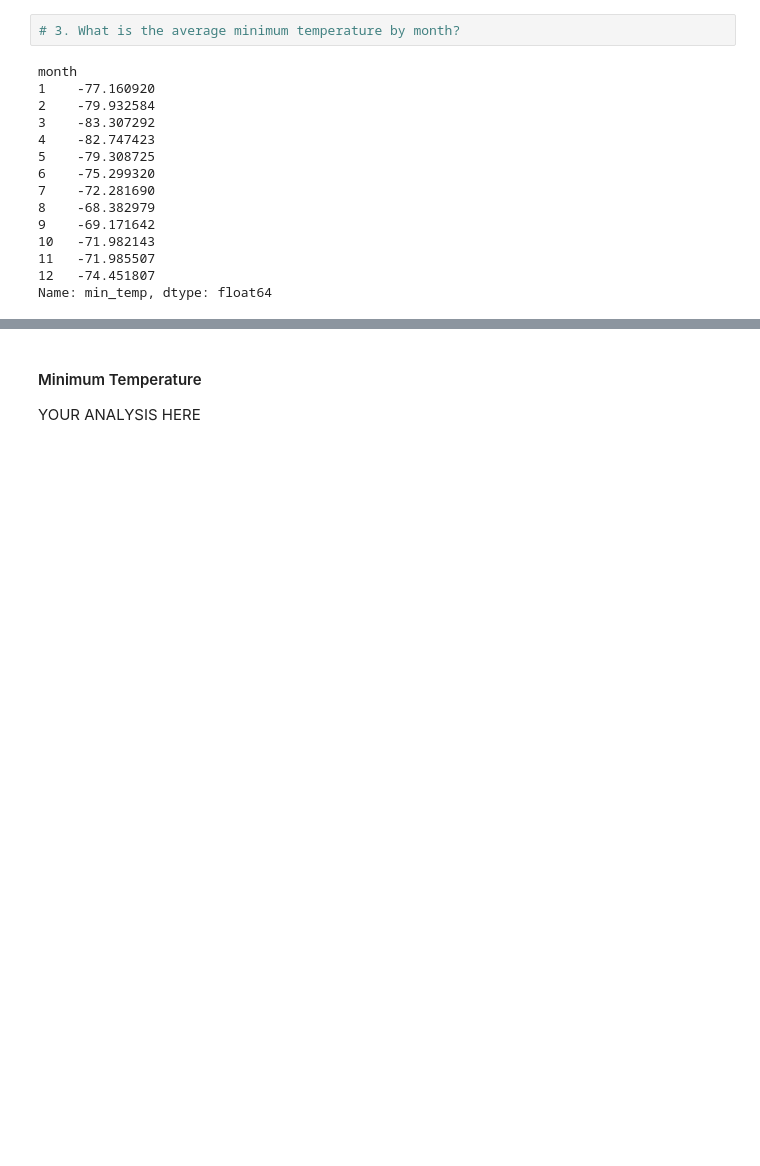
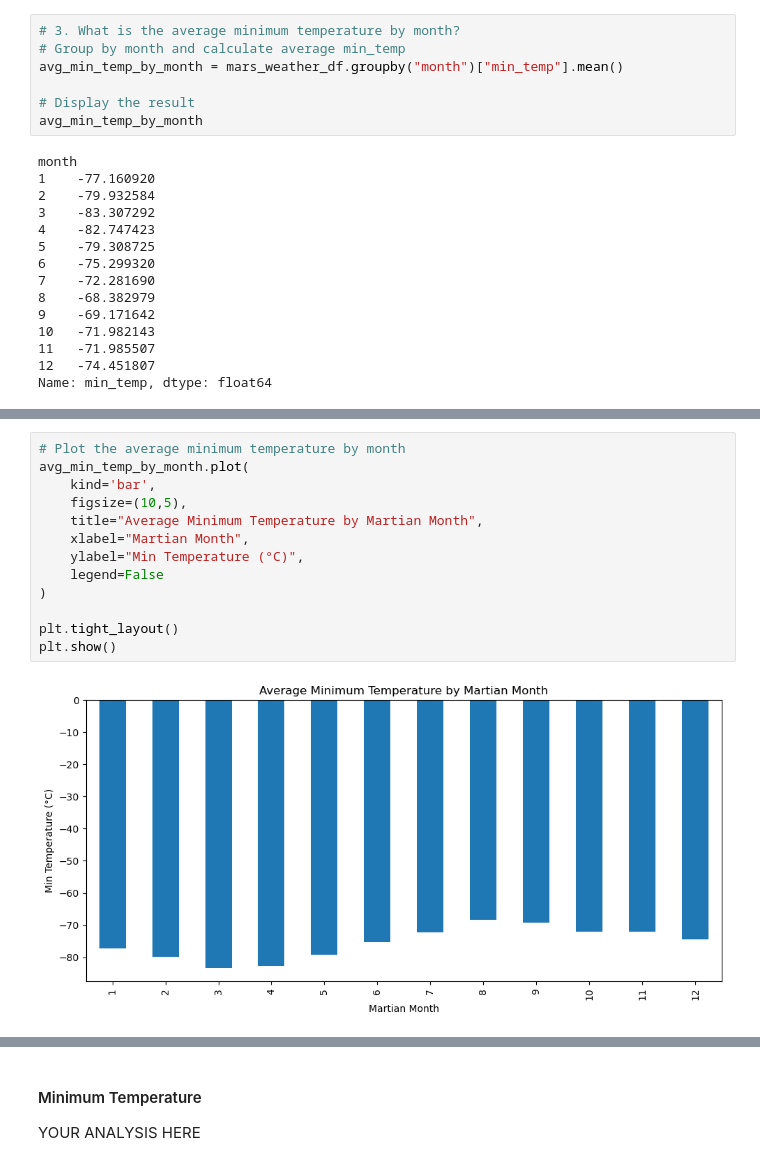
Before and after one commit to RacheMorris16k/Mars_News, a Jupyter notebook: part_2_mars_weather.ipynb, the cells around one changed output, grey strips where cells are left out. Cells and saved outputs as stored; diff of their text form; blank space fills up the shorter version.

```diff
--- a/part_2_mars_weather.ipynb
+++ b/part_2_mars_weather.ipynb
@@ -114,6 +161,11 @@ Analyze your dataset by using Pandas functions to answer the following questions
 1867
 # %%
 # 3. What is the average minimum temperature by month?
+# Group by month and calculate average min_temp
+avg_min_temp_by_month = mars_weather_df.groupby("month")["min_temp"].mean()
+
+# Display the result
+avg_min_temp_by_month
 # %% [output]
 month
 1    -77.160920
@@ -139,0 +184,15 @@ Name: min_temp, dtype: float64
+# %%
+# Plot the average minimum temperature by month
+avg_min_temp_by_month.plot(
+    kind='bar',
+    figsize=(10,5),
+    title="Average Minimum Temperature by Martian Month",
+    xlabel="Martian Month",
+    ylabel="Min Temperature (°C)",
+    legend=False
+)
+
+plt.tight_layout()
+plt.show()
+# %% [output]
+[figure, added]
```
Also changed, not shown: parts of 24 cells of this notebook, 1 other file.
